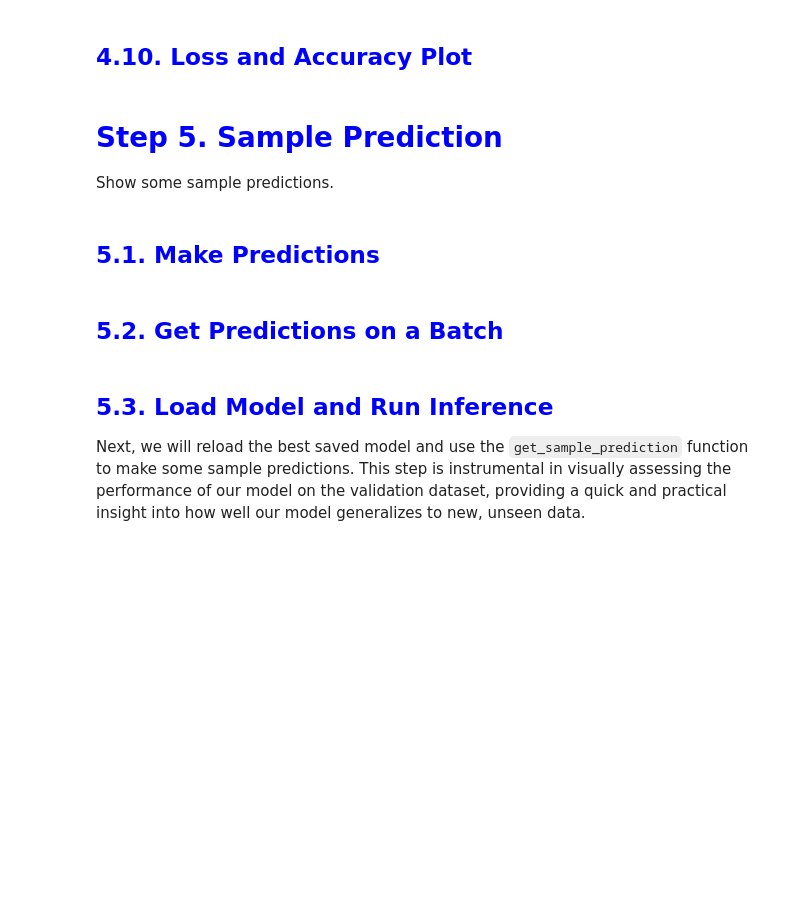
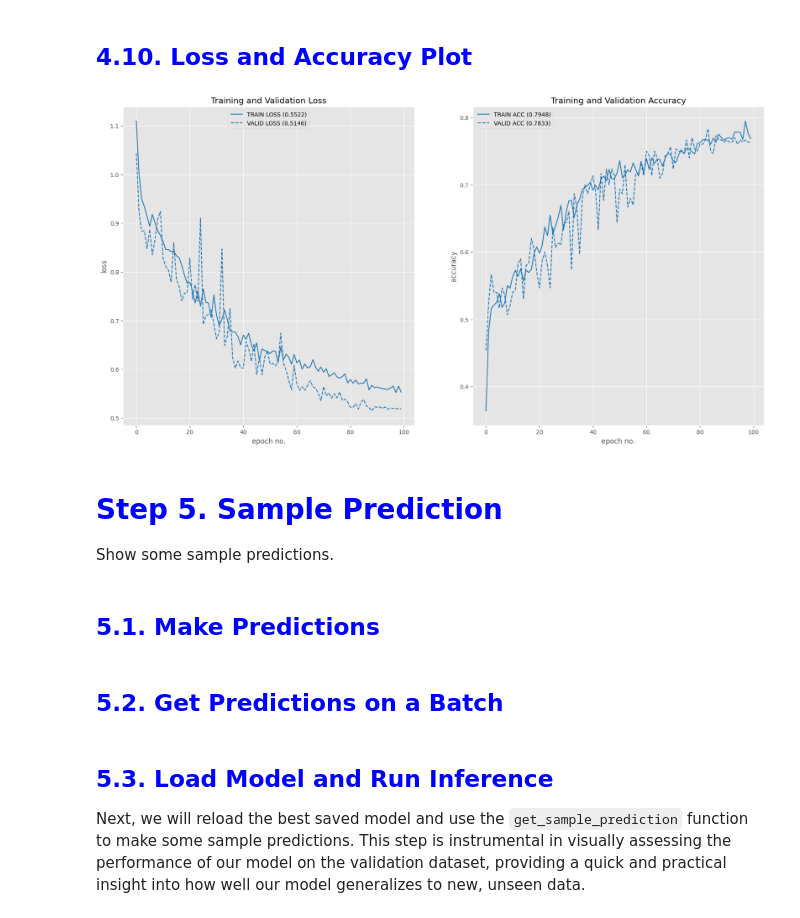
Before and after one commit to ramabyg/opencv_dl_pytorch, a Jupyter notebook: week5/training-from-scratch-round2-ipynb.ipynb, the cells around one changed output. Drawn from its saved outputs; the diff is of its cells as text; code cells hidden in the pictures; blank space fills up the shorter version.

```diff
--- a/week5/training-from-scratch-round2-ipynb.ipynb
+++ b/week5/training-from-scratch-round2-ipynb.ipynb
@@ -396,7 +421,7 @@ def train(
         output = model(data)
 
         # Cross Entropy loss
-        loss = F.cross_entropy(output, target)
+        loss = F.cross_entropy(output, target, label_smoothing=0.05)
 
         # Find gradients w.r.t training parameters.
         loss.backward()
@@ -878,10 +927,11 @@ summary_writer = SummaryWriter(training_config.log_dir)
 # %%
 #Train and Validate
-train_loss, train_acc, val_loss, val_acc = main(
-    model,
-    summary_writer=summary_writer,
-    scheduler=None,
-    system_config=SystemConfig(),
-    training_config=training_config,
-    data_augmentation=False,
-)
+if not training_config.predict_only:
+    train_loss, train_acc, val_loss, val_acc = main(
+        model,
+        summary_writer=summary_writer,
+        scheduler=None,
+        system_config=SystemConfig(),
+        training_config=training_config,
+        data_augmentation=False,
+    )
@@ -888,15 +964,18 @@ train_loss, train_acc, val_loss, val_acc = main(
 # %% [markdown]
 ## <font style="color:blue">4.10. Loss and Accuracy Plot</font>
 # %%
-plot_loss_accuracy(
-    train_loss=[train_loss],
-    val_loss=[val_loss],
-    train_acc=[train_acc],
-    val_acc=[val_acc],
-    colors=["blue"],
-    loss_legend_loc="upper center",
-    acc_legend_loc="upper left",
-)
+if not training_config.predict_only:
+    plot_loss_accuracy(
+        train_loss=[train_loss],
+        val_loss=[val_loss],
+        train_acc=[train_acc],
+        val_acc=[val_acc],
+        colors=["blue"],
+        loss_legend_loc="upper center",
+        acc_legend_loc="upper left",
+    )
+# %% [output]
+[figure, added]
 # %% [markdown]
 # <font style="color:blue">Step 5. Sample Prediction</font><a name="step5"></a>
 
```
Also changed, not shown: parts of 13 cells of this notebook.
